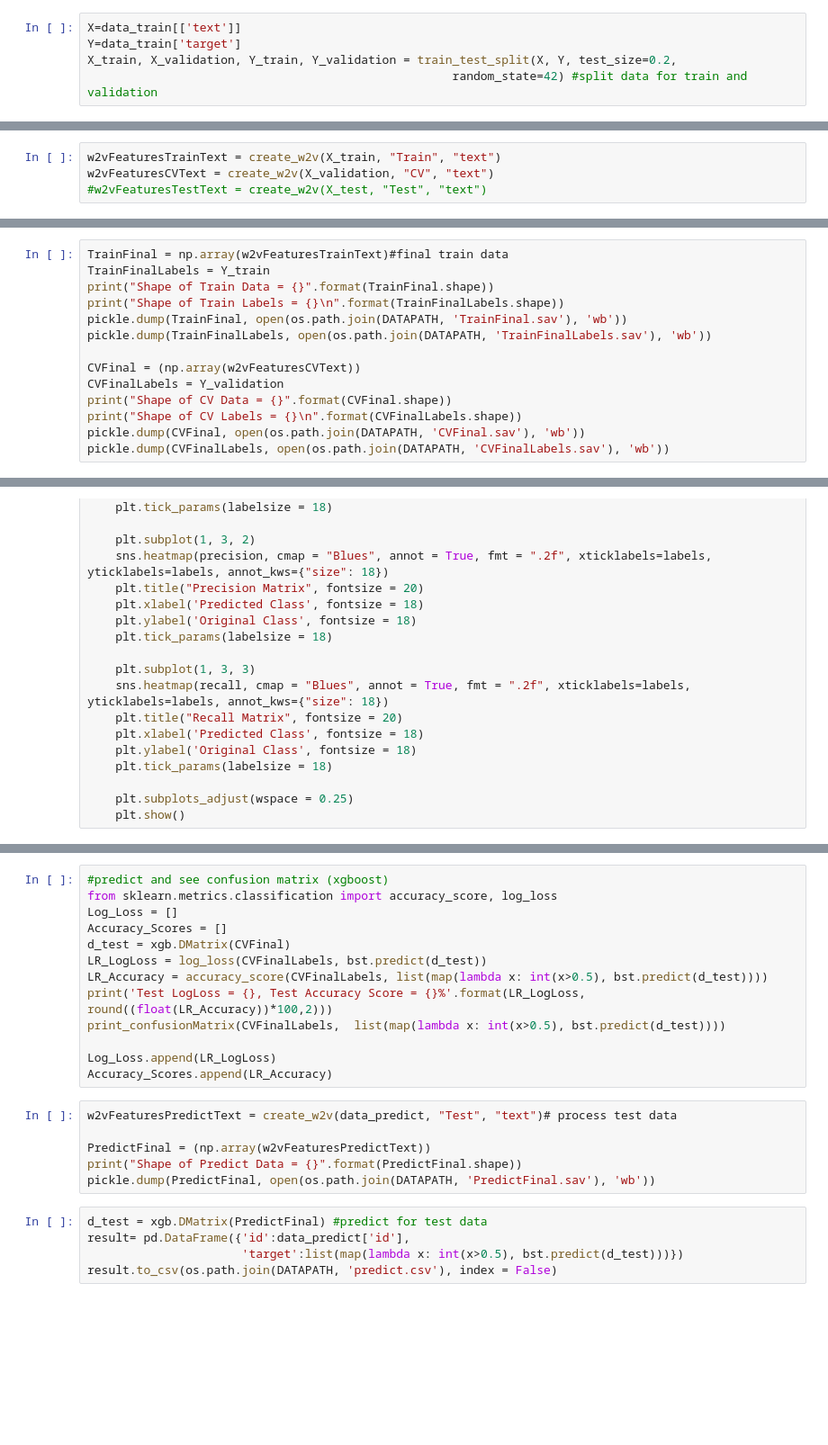
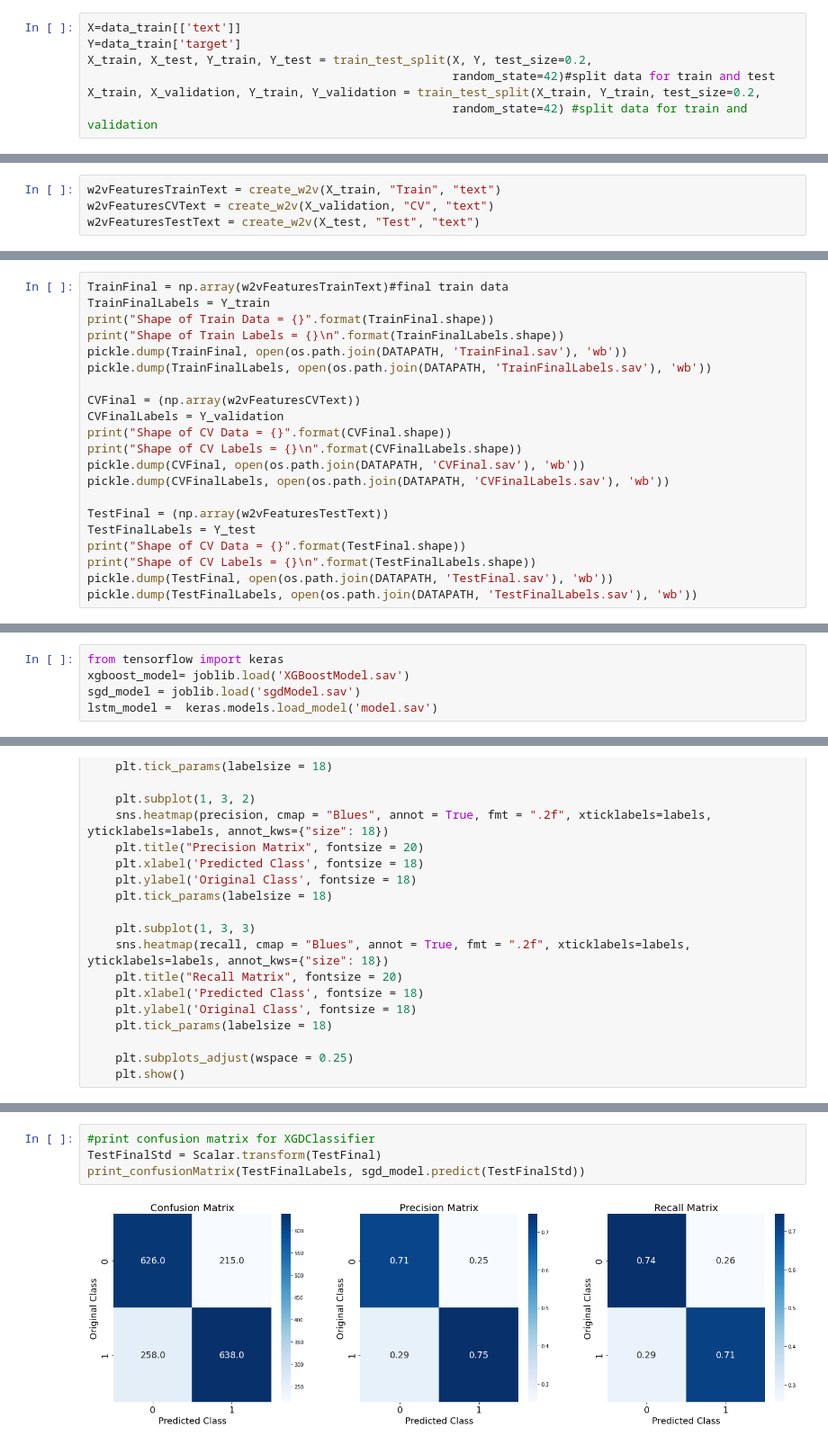
Before and after one commit to anandchndrn93/DisaterTweets, a Jupyter notebook: notebook.ipynb, the cells around one changed output, grey strips where cells are left out. Shown at 90% size. Saved outputs shown, nothing was run; the diff lists cells and outputs as text; blank space fills up the shorter version.

```diff
--- a/notebook.ipynb
+++ b/notebook.ipynb
@@ -364,5 +496,7 @@ sns.barplot(y=data_raw_Disaster['keyword'].value_counts()[:10].index,  #plot dis
 # %%
 X=data_train[['text']]
 Y=data_train['target']
-X_train, X_validation, Y_train, Y_validation = train_test_split(X, Y, test_size=0.2,
+X_train, X_test, Y_train, Y_test = train_test_split(X, Y, test_size=0.2,
+                                                    random_state=42)#split data for train and test
+X_train, X_validation, Y_train, Y_validation = train_test_split(X_train, Y_train, test_size=0.2,
                                                     random_state=42) #split data for train and validation
@@ -576,7 +704,7 @@ def create_w2v(df, which_df, which_ques):
 # %%
 w2vFeaturesTrainText = create_w2v(X_train, "Train", "text")
 w2vFeaturesCVText = create_w2v(X_validation, "CV", "text")
-#w2vFeaturesTestText = create_w2v(X_test, "Test", "text")
+w2vFeaturesTestText = create_w2v(X_test, "Test", "text")
 # %%
 print("Shape of w2vFeaturesTrainText = {}".format(np.array(w2vFeaturesTrainText).shape))
 print("Shape of w2vFeaturesCVText = {}".format(np.array(w2vFeaturesCVText).shape))
@@ -595,3 +727,10 @@ print("Shape of CV Data = {}".format(CVFinal.shape))
 print("Shape of CV Labels = {}\n".format(CVFinalLabels.shape))
 pickle.dump(CVFinal, open(os.path.join(DATAPATH, 'CVFinal.sav'), 'wb'))
 pickle.dump(CVFinalLabels, open(os.path.join(DATAPATH, 'CVFinalLabels.sav'), 'wb'))
+
+TestFinal = (np.array(w2vFeaturesTestText))
+TestFinalLabels = Y_test
+print("Shape of CV Data = {}".format(TestFinal.shape))
+print("Shape of CV Labels = {}\n".format(TestFinalLabels.shape))
+pickle.dump(TestFinal, open(os.path.join(DATAPATH, 'TestFinal.sav'), 'wb'))
+pickle.dump(TestFinalLabels, open(os.path.join(DATAPATH, 'TestFinalLabels.sav'), 'wb'))
@@ -598,3 +869,8 @@ pickle.dump(CVFinalLabels, open(os.path.join(DATAPATH, 'CVFinalLabels.sav'), 'wb
+# %%
+from tensorflow import keras
+xgboost_model= joblib.load('XGBoostModel.sav')
+sgd_model = joblib.load('sgdModel.sav')
+lstm_model =  keras.models.load_model('model.sav')
 # %%
 #method for printing confusion matrix
 def print_confusionMatrix(Y_TestLabels, PredictedLabels):
@@ -713,24 +921,6 @@ bst = xgb.train(params, d_train, 400, watchlist, early_stopping_rounds=20, verbo
-# %%
-#predict and see confusion matrix (xgboost)
-from sklearn.metrics.classification import accuracy_score, log_loss
-Log_Loss = []
-Accuracy_Scores = []
-d_test = xgb.DMatrix(CVFinal)
-LR_LogLoss = log_loss(CVFinalLabels, bst.predict(d_test))
-LR_Accuracy = accuracy_score(CVFinalLabels, list(map(lambda x: int(x>0.5), bst.predict(d_test))))
-print('Test LogLoss = {}, Test Accuracy Score = {}%'.format(LR_LogLoss, round((float(LR_Accuracy))*100,2)))
-print_confusionMatrix(CVFinalLabels,  list(map(lambda x: int(x>0.5), bst.predict(d_test))))
-
-Log_Loss.append(LR_LogLoss)
-Accuracy_Scores.append(LR_Accuracy)
-# %%
-w2vFeaturesPredictText = create_w2v(data_predict, "Test", "text")# process test data
-
-PredictFinal = (np.array(w2vFeaturesPredictText))
-print("Shape of Predict Data = {}".format(PredictFinal.shape))
-pickle.dump(PredictFinal, open(os.path.join(DATAPATH, 'PredictFinal.sav'), 'wb'))
-# %%
-d_test = xgb.DMatrix(PredictFinal) #predict for test data
-result= pd.DataFrame({'id':data_predict['id'],
-                      'target':list(map(lambda x: int(x>0.5), bst.predict(d_test)))})
-result.to_csv(os.path.join(DATAPATH, 'predict.csv'), index = False)
+# %%
+#print confusion matrix for XGDClassifier
+TestFinalStd = Scalar.transform(TestFinal)
+print_confusionMatrix(TestFinalLabels, sgd_model.predict(TestFinalStd))
+# %% [output]
+[figure, added]
```
Also changed, not shown: parts of 49 cells of this notebook.
